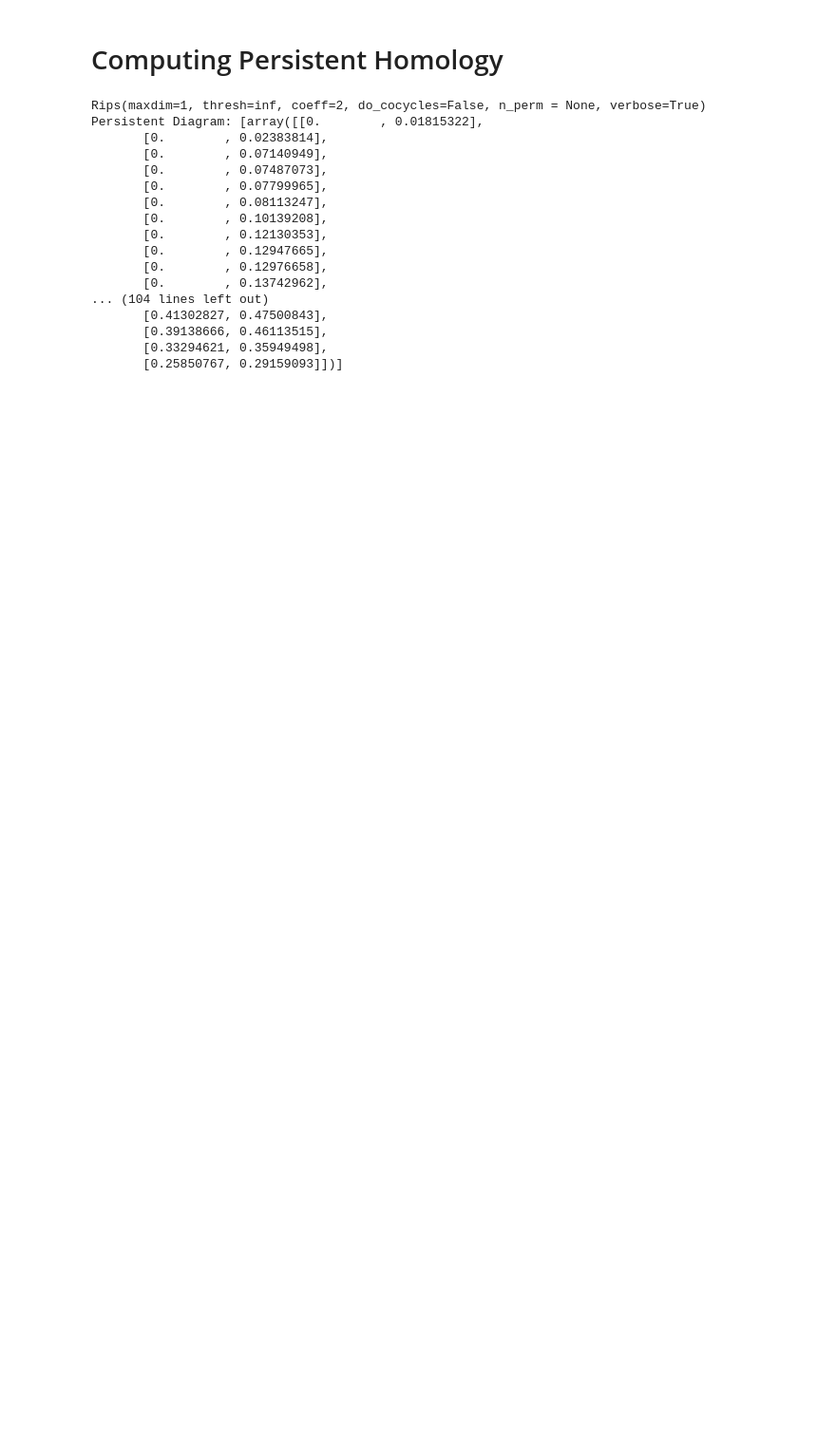
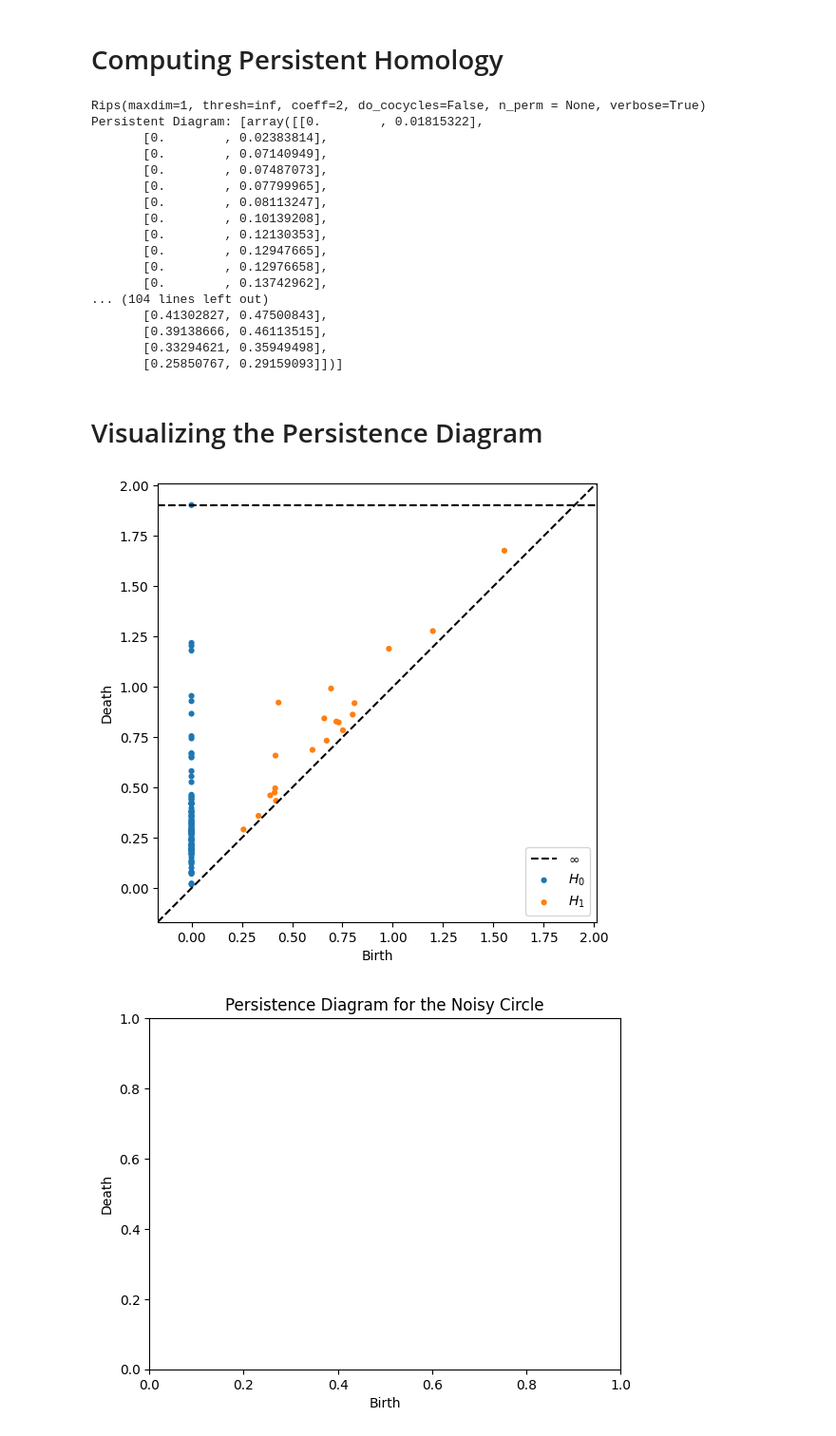
Before and after one commit to BijanAlvandi/Persistent-Homology-Examples, a Jupyter notebook: Simple_Example.ipynb, the cells around one changed output. Shown: that part at 95% size. Drawn from its saved outputs; the diff is of its cells as text; code cells hidden in the pictures; blank space fills up the shorter version.

Commit message:
Visualize the Persistent Diagram

```diff
--- a/Simple_Example.ipynb
+++ b/Simple_Example.ipynb
@@ -61,3 +61,19 @@ Persistent Diagram: [array([[0.        , 0.01815322],
        [0.39138666, 0.46113515],
        [0.33294621, 0.35949498],
        [0.25850767, 0.29159093]])]
+# %% [markdown]
+# Visualizing the Persistence Diagram
+# %%
+# Create a new figure for the persistence diagram
+plt.figure(figsize=(6, 6))
+
+# Plot the persistence diagram
+persim.plot_diagrams(diagrams, show=True)
+
+plt.title("Persistence Diagram for the Noisy Circle")
+plt.xlabel("Birth")
+plt.ylabel("Death")
+plt.show()
+# %% [output]
+[figure, added]
+[figure, added]
```
